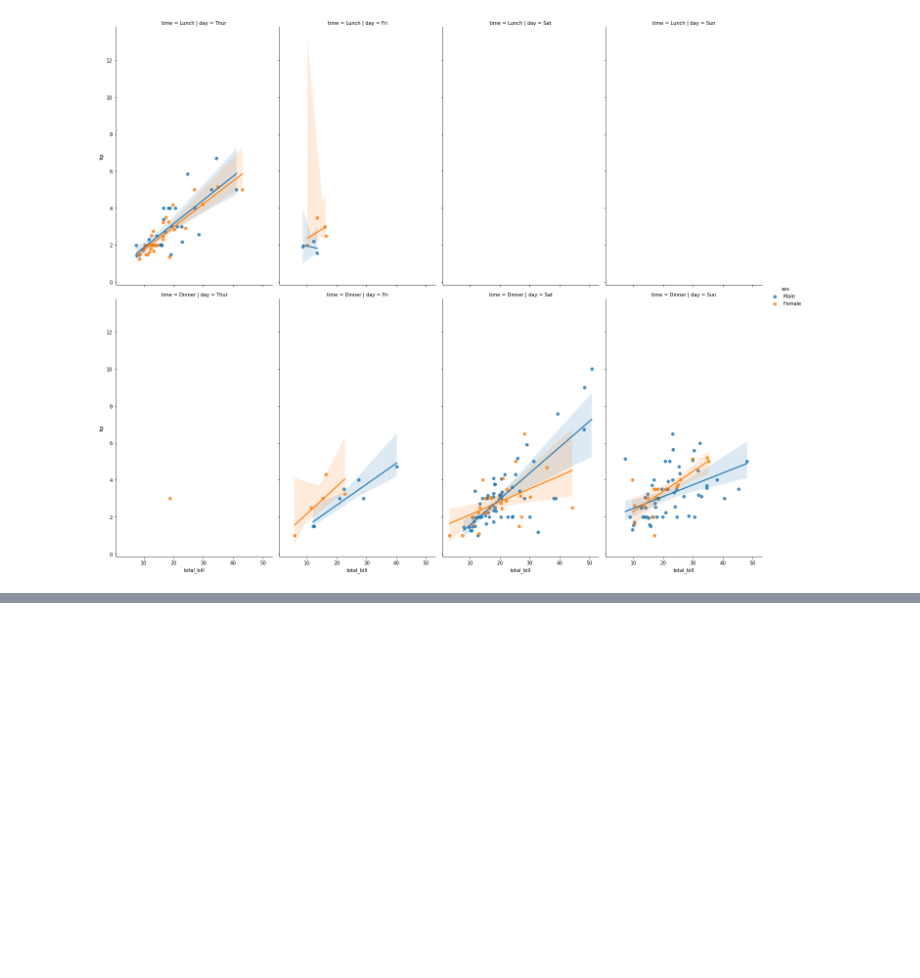
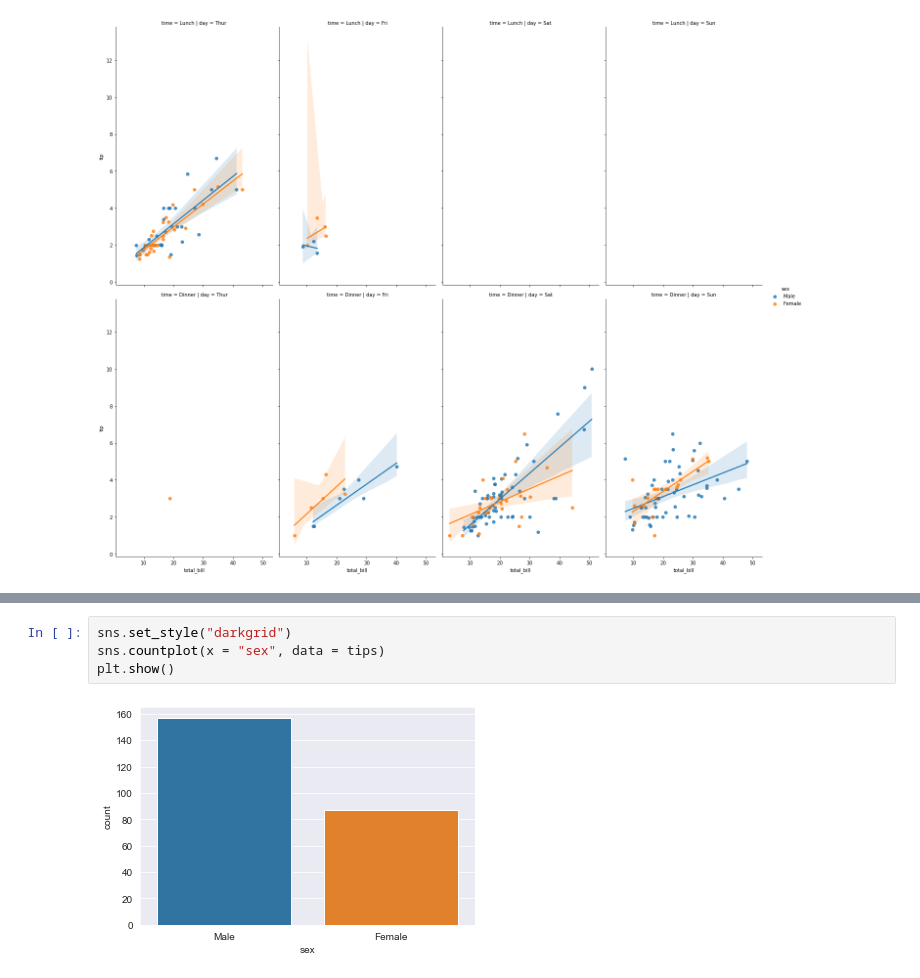
Before and after one commit to Zynith/Data-Science-and-Machine-Learning-Bootcamp, a Jupyter notebook: Visualizations.ipynb, the cells around one changed output, grey strips where cells are left out. Cells and saved outputs as stored; diff of their text form; blank space fills up the shorter version.

```diff
--- a/Visualizations.ipynb
+++ b/Visualizations.ipynb
@@ -549,0 +571,6 @@ sns.lmplot(x = "total_bill", y = "tip", data = tips, col = "day",\
+# %%
+sns.set_style("darkgrid")
+sns.countplot(x = "sex", data = tips)
+plt.show()
+# %% [output]
+[figure, added]
```
Also changed, not shown: parts of 12 cells of this notebook.
